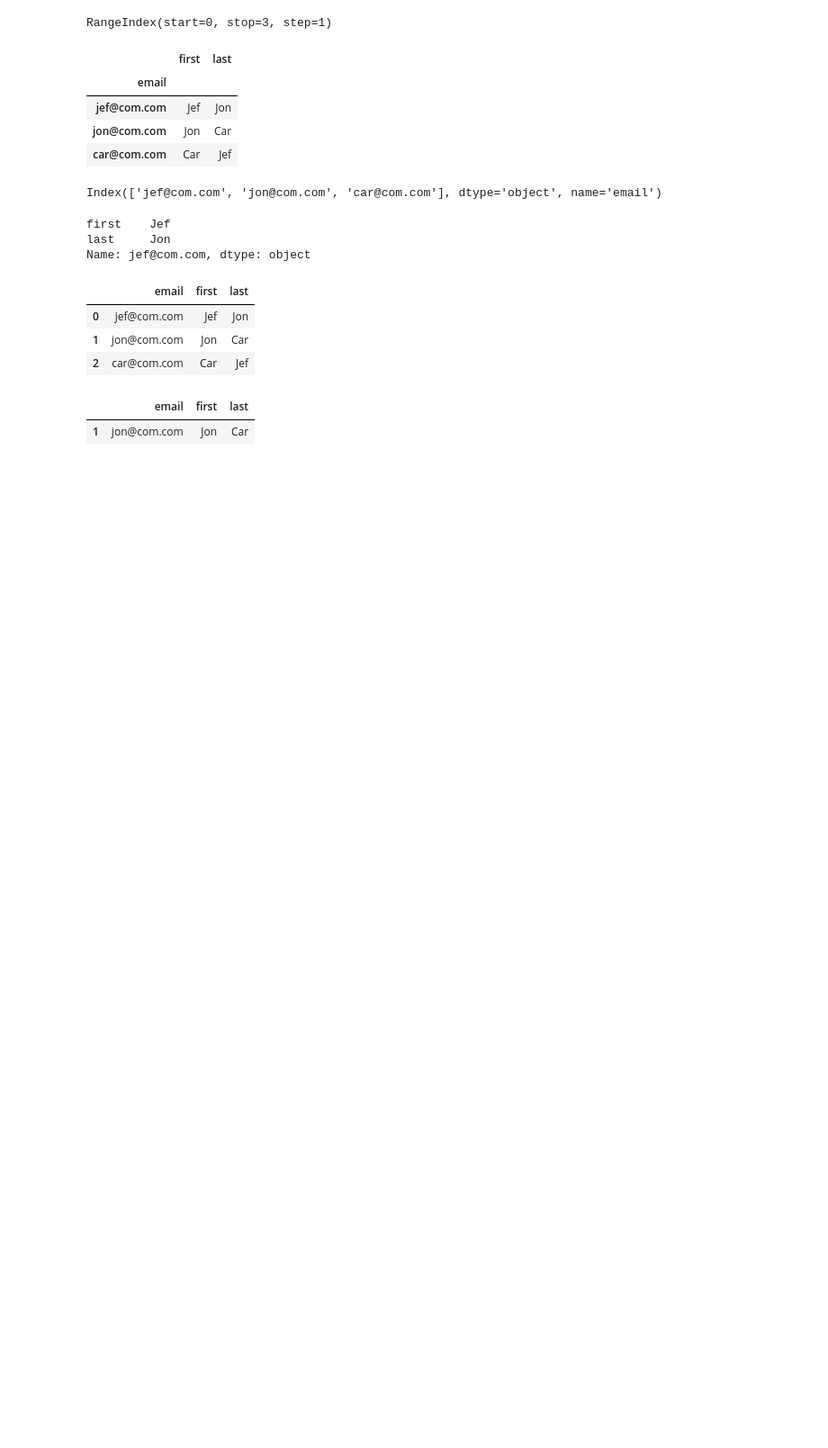
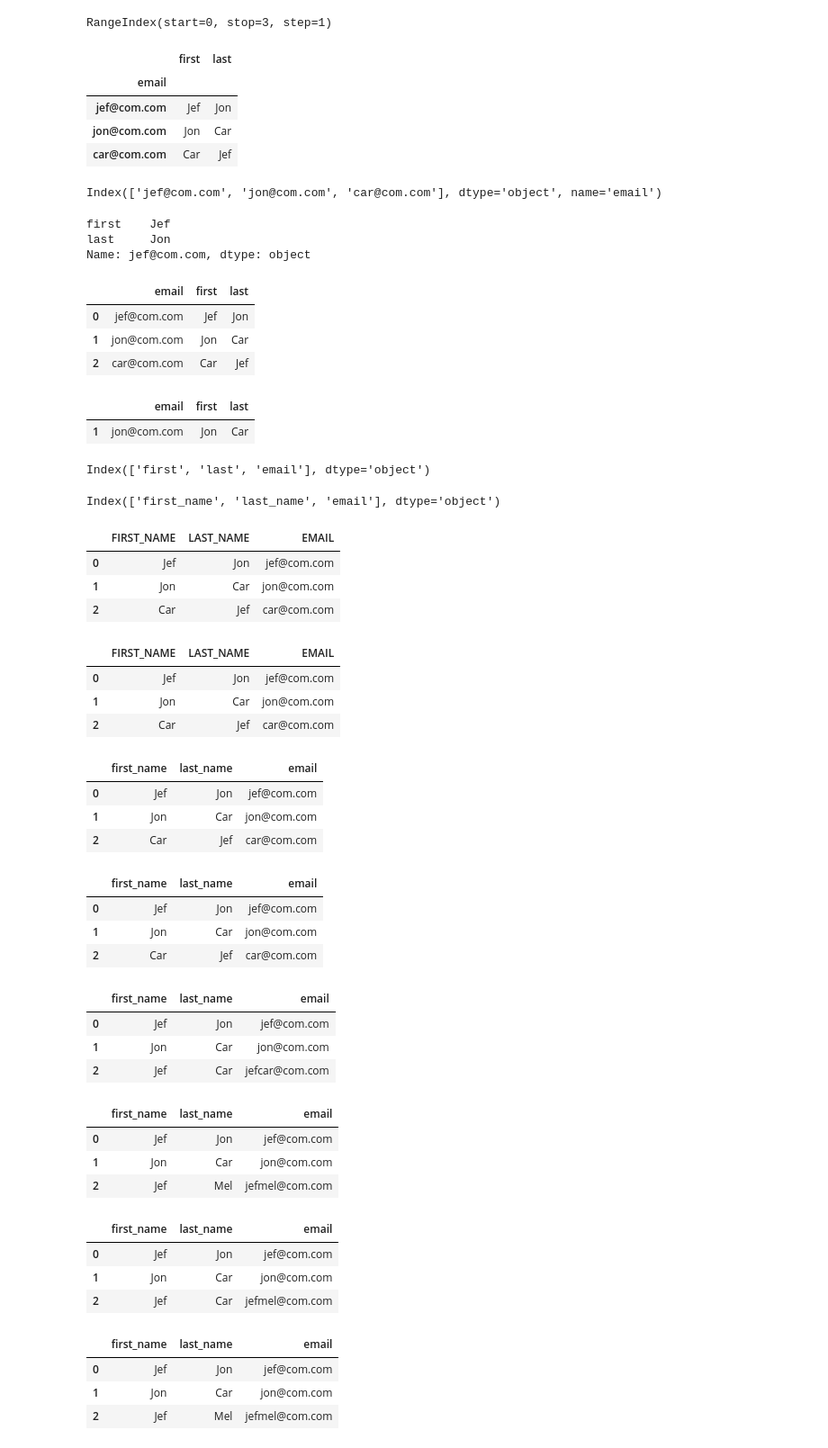
Before and after one commit to JefersonMelo/22-Banco, a Jupyter notebook: 03-Pandas/snippets.ipynb, the cells around one changed output. Shown at 90% size. Saved outputs shown, nothing was run; the diff lists cells and outputs as text; code cells hidden in the pictures; blank space fills up the shorter version.

```diff
--- a/03-Pandas/snippets.ipynb
+++ b/03-Pandas/snippets.ipynb
@@ -134,3 +134,78 @@ df[filt]
 # %% [output]
 |  | email | first | last |
 | 1 | jon@com.com | Jon | Car |
+# %%
+df = pd.DataFrame(people)
+# %%
+df.columns
+# %% [output]
+Index(['first', 'last', 'email'], dtype='object')
+# %%
+df.columns = ['first_name', 'last_name', 'email']
+# %%
+df.columns
+# %% [output]
+Index(['first_name', 'last_name', 'email'], dtype='object')
+# %%
+df.columns = [up.upper() for up in df.columns]
+df
+# %% [output]
+|  | FIRST_NAME | LAST_NAME | EMAIL |
+| 0 | Jef | Jon | jef@com.com |
+| 1 | Jon | Car | jon@com.com |
+| 2 | Car | Jef | car@com.com |
+# %%
+df.columns = df.columns.str.replace(' ', '-')
+df
+# %% [output]
+|  | FIRST_NAME | LAST_NAME | EMAIL |
+| 0 | Jef | Jon | jef@com.com |
+| 1 | Jon | Car | jon@com.com |
+| 2 | Car | Jef | car@com.com |
+# %%
+df.columns = [up.lower() for up in df.columns]
+df
+# %% [output]
+|  | first_name | last_name | email |
+| 0 | Jef | Jon | jef@com.com |
+| 1 | Jon | Car | jon@com.com |
+| 2 | Car | Jef | car@com.com |
+# %%
+df.rename(columns={'first-name':'firstname', 'last-name':'lastname'})#,inplace=True
+# %% [output]
+|  | first_name | last_name | email |
+| 0 | Jef | Jon | jef@com.com |
+| 1 | Jon | Car | jon@com.com |
+| 2 | Car | Jef | car@com.com |
+# %%
+df.loc[2] = ['Jef', 'Car', 'jefcar@com.com']
+df
+# %% [output]
+|  | first_name | last_name | email |
+| 0 | Jef | Jon | jef@com.com |
+| 1 | Jon | Car | jon@com.com |
+| 2 | Jef | Car | jefcar@com.com |
+# %%
+df.loc[2, ['last_name', 'email']] = ['Mel', 'jefmel@com.com']
+df
+# %% [output]
+|  | first_name | last_name | email |
+| 0 | Jef | Jon | jef@com.com |
+| 1 | Jon | Car | jon@com.com |
+| 2 | Jef | Mel | jefmel@com.com |
+# %%
+df.loc[2, 'last_name'] = 'Car'
+df
+# %% [output]
+|  | first_name | last_name | email |
+| 0 | Jef | Jon | jef@com.com |
+| 1 | Jon | Car | jon@com.com |
+| 2 | Jef | Car | jefmel@com.com |
+# %%
+df.at[2, 'last_name'] = 'Mel'
+df
+# %% [output]
+|  | first_name | last_name | email |
+| 0 | Jef | Jon | jef@com.com |
+| 1 | Jon | Car | jon@com.com |
+| 2 | Jef | Mel | jefmel@com.com |
```
Also changed, not shown: parts of 12 cells of this notebook, 1 other file.
